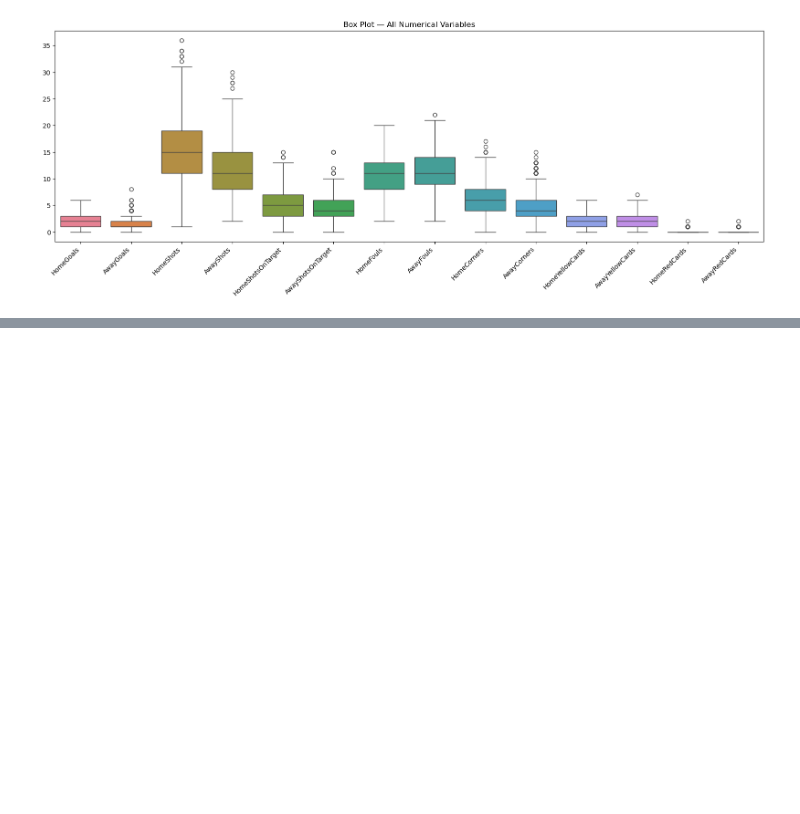
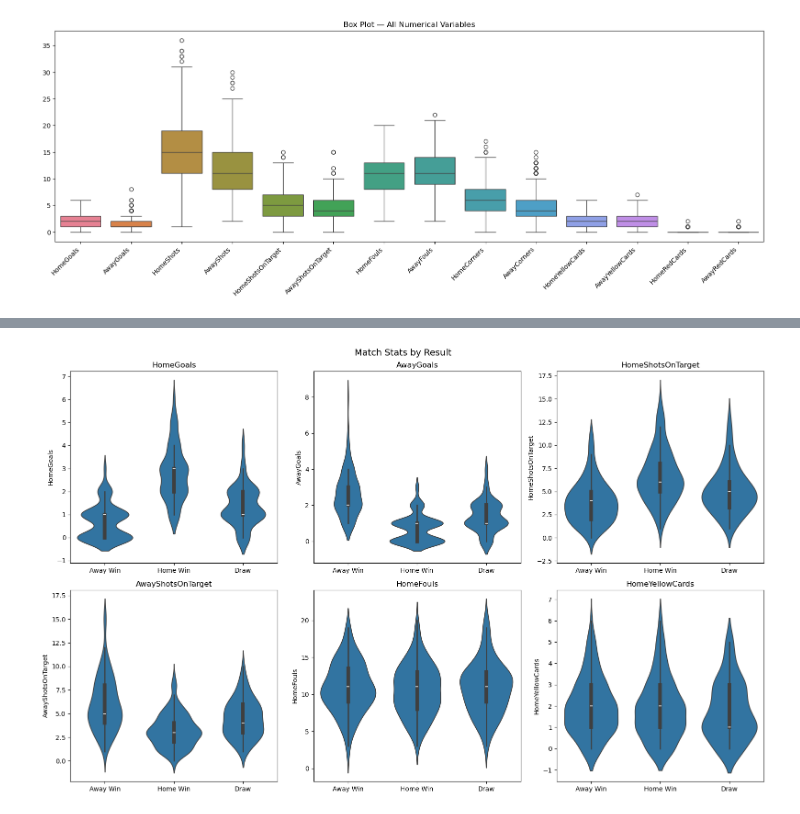
Before and after one commit to datasheng/csc46000-team-project-5000, a Jupyter notebook: football_eda.ipynb, the cells around one changed output, grey strips where cells are left out. Cells and saved outputs as stored; diff of their text form; code cells hidden in the pictures; blank space fills up the shorter version.

```diff
--- a/football_eda.ipynb
+++ b/football_eda.ipynb
@@ -130,0 +148,17 @@ plt.show()
+# %%
+fig, axes = plt.subplots(2, 3, figsize=(16, 10))
+axes = axes.flatten()
+
+metrics = ['HomeGoals','AwayGoals','HomeShotsOnTarget',
+           'AwayShotsOnTarget','HomeFouls','HomeYellowCards']
+
+for ax, col in zip(axes, metrics):
+    sns.violinplot(data=df, x='Result', y=col, ax=ax)
+    ax.set_title(col)
+    ax.set_xlabel('')
+
+plt.suptitle('Match Stats by Result', fontsize=14)
+plt.tight_layout()
+plt.show()
+# %% [output]
+[figure, added]
```
Also changed, not shown: parts of 4 cells of this notebook.
